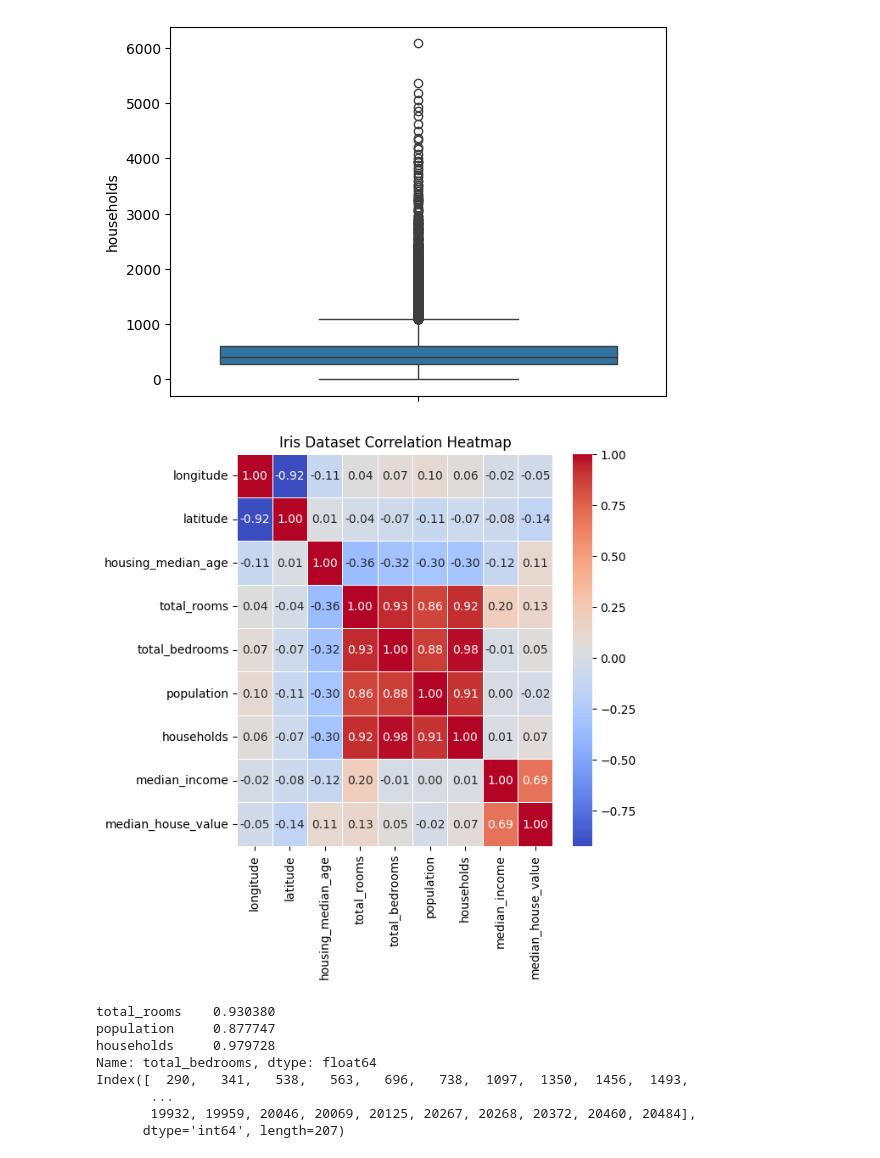
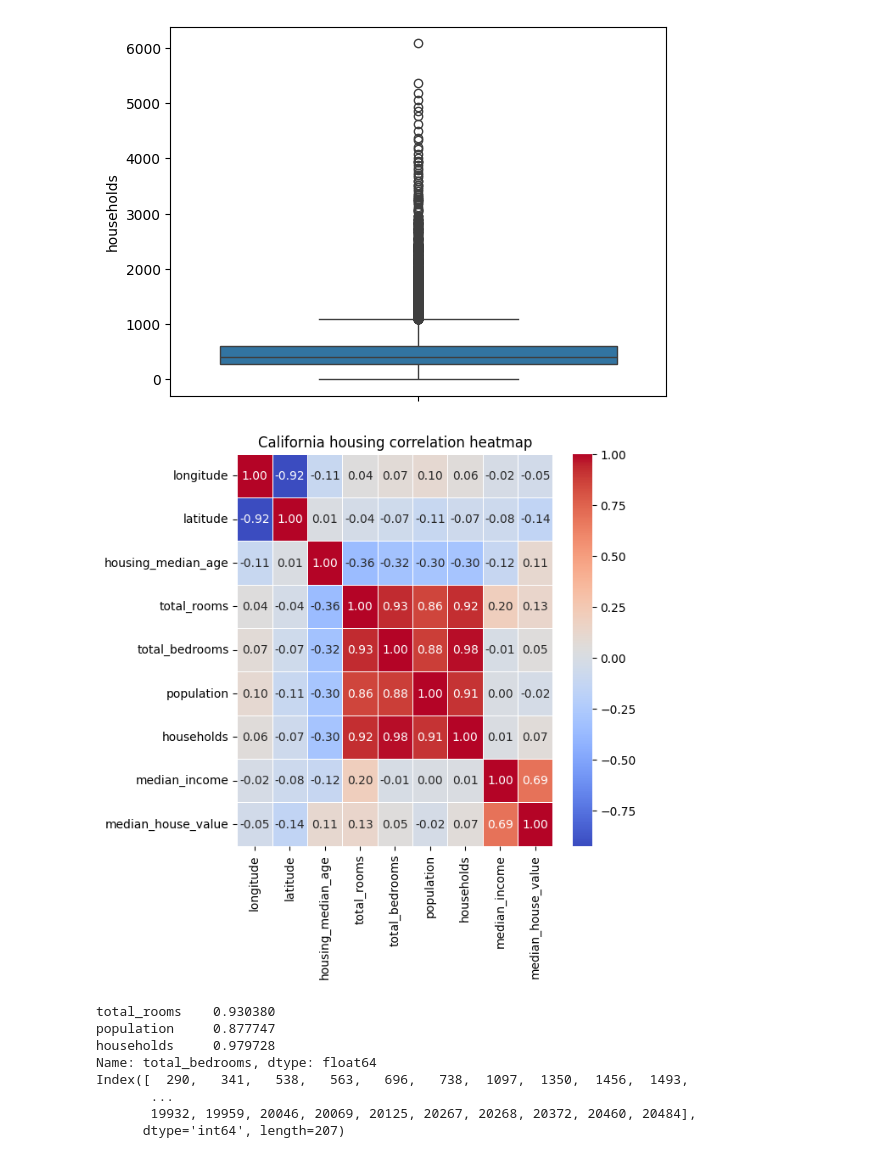
Before and after one commit to jancewicz/PJATK---Artificial-Intelligence-Postgraduate-Studies-, a Jupyter notebook: scikit-learn/regression/california.ipynb, the cells around one changed output. Cells and saved outputs as stored; diff of their text form; code cells hidden in the pictures.

```diff
--- a/scikit-learn/regression/california.ipynb
+++ b/scikit-learn/regression/california.ipynb
@@ -96,14 +101,14 @@ sns.boxplot(california_df["households"]) # Outliers ~ 6k
 # %%
 # d)
 numerical_data_df = california_df.select_dtypes("number")
 corr_matrix = numerical_data_df.corr(method="pearson")
 
 plt.figure(figsize=(6,6))
 sns.heatmap(corr_matrix, annot=True, cmap="coolwarm", fmt=".2f", linewidths=0.5)
-plt.title("Iris Dataset Correlation Heatmap")
+plt.title("California housing correlation heatmap")
 plt.show()
 # %% [output]
-[figure, old version]
+[figure, new version]
 # %%
 # Zadanie 10
 # a)
```
Also changed, not shown: parts of 7 cells of this notebook.
